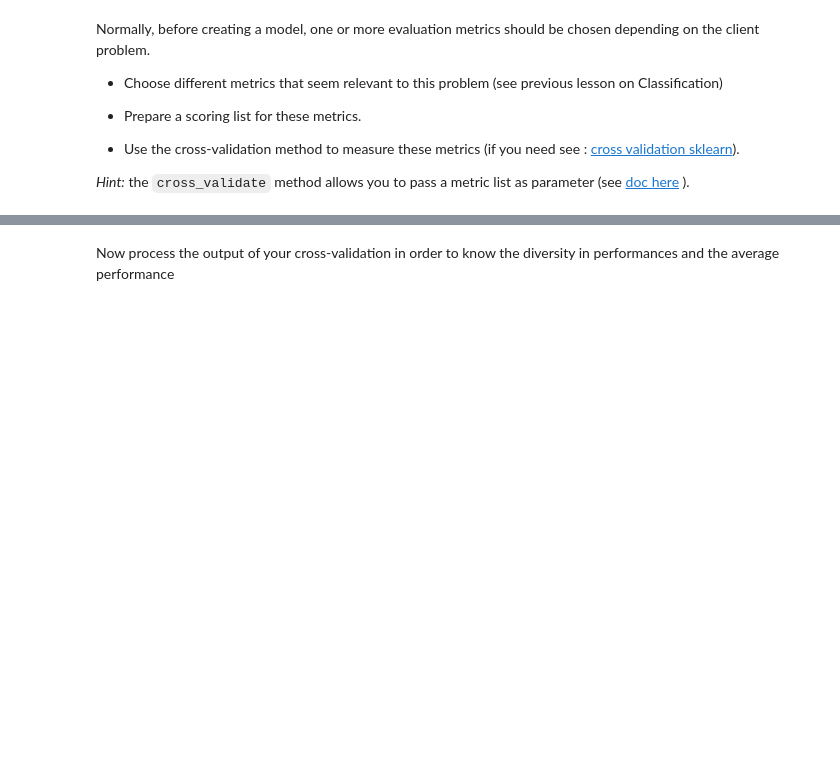
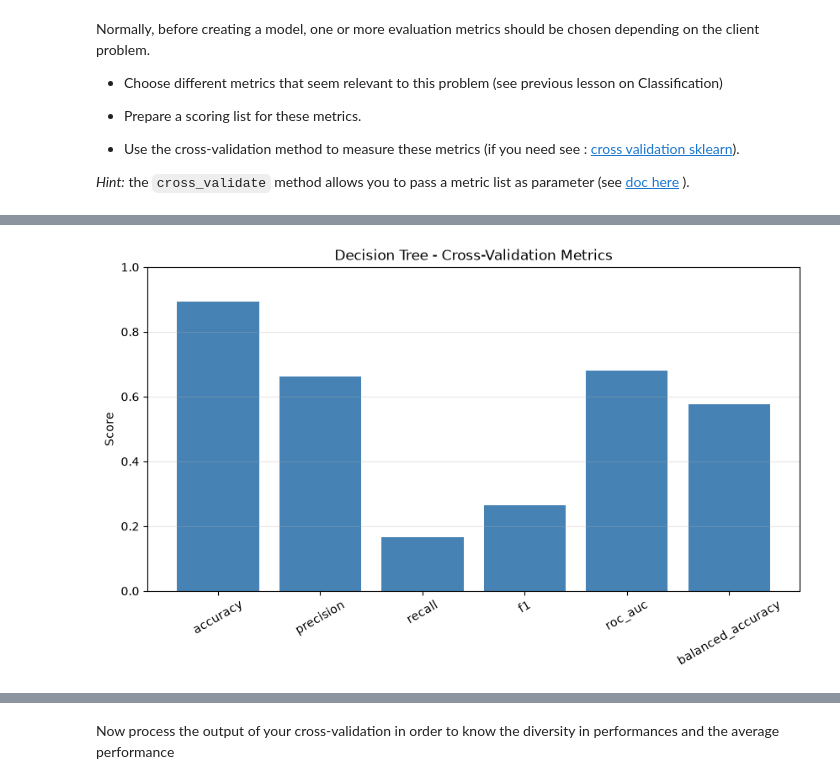
Before and after one commit to Robert-dataAI/ML2.2_ensemble_methods_intro, a Jupyter notebook: notebooks/EnsembleLearning_v2.ipynb, the cells around one changed output, grey strips where cells are left out. Drawn from its saved outputs; the diff is of its cells as text; code cells hidden in the pictures; blank space fills up the shorter version.

```diff
--- a/notebooks/EnsembleLearning_v2.ipynb
+++ b/notebooks/EnsembleLearning_v2.ipynb
@@ -789,0 +992,84 @@ Normally, before creating a model, one or more evaluation metrics should be chos
+# %%
+"""
+Seleccionar las métricas de evaluación
+    Para nuestro problema, recomiendo utilizar seis métricas:
+    Métrica	            ¿Qué mide?	                                                        ¿Por qué la utilizamos?
+    Accuracy	        Porcentaje de predicciones correctas.	                            Nos da una visión general del rendimiento.
+    Precision	        De los positivos predichos, cuántos son realmente positivos.	    Evita identificar incorrectamente clientes como potenciales compradores.
+    Recall	            De los positivos reales, cuántos consigue identificar el modelo.	Nos interesa no perder clientes que podrían contratar el producto.
+    F1-score	        Equilibrio entre Precision y Recall.	                            Es especialmente útil con clases desequilibradas.
+    ROC AUC	            Capacidad del modelo para distinguir entre las dos clases.	        Evalúa la capacidad de discriminación del modelo.
+    Balanced Accuracy	Media del recall de ambas clases.	                                Evita que la clase mayoritaria domine la evaluación.
+
+En nuestro caso, estamos trabajando con un dataset bancario donde queremos predecir si un cliente contratará un producto (yes o no).
+Por tanto, considero especialmente importantes Recall, Precision y F1-score, además de ROC AUC y Balanced Accuracy.
+"""
+
+# Test if the target is balanced
+from sklearn.model_selection import cross_validate
+
+# Define the evaluation metrics
+metrics = [
+    'accuracy',
+    'precision',
+    'recall',
+    'f1',
+    'roc_auc',
+    'balanced_accuracy'
+]
+
+## Aplicar Cross-Validation
+# Evaluate the Decision Tree using Cross-Validation
+cv_results = cross_validate(
+    tree_pipeline,
+    X,
+    y,
+    cv=cv,
+    scoring=metrics,
+    return_train_score=True
+)
+
+"""
+        tree_pipeline: nuestro modelo de árbol de decisión.
+        X e y: nuestros datos.
+        cv=cv: utilizamos las cinco particiones estratificadas.
+        scoring=scoring: calculamos las seis métricas.
+        return_train_score=True: también obtenemos las métricas sobre los datos de entrenamiento.
+    Una ventaja importante es que cross_validate() vuelve a entrenar el pipeline en cada partición. Así,
+    el preprocesamiento se ajusta dentro de cada conjunto de entrenamiento.
+"""
+
+## Visualizacion de los resultados
+# Create a DataFrame with Cross-Validation results
+results_df = pd.DataFrame({
+    'Metric': metrics,
+    'Mean Test Score': [
+        cv_results[f'test_{metric}'].mean()
+        for metric in metrics
+    ],
+    'Standard Deviation': [
+        cv_results[f'test_{metric}'].std()
+        for metric in metrics
+    ]
+})
+
+print(results_df)
+
+
+# Visualize evaluation metrics
+plt.figure(figsize=(10, 5))
+
+plt.bar(
+    results_df['Metric'],
+    results_df['Mean Test Score'],
+    color='steelblue'
+)
+
+plt.ylim(0, 1)
+plt.ylabel('Score')
+plt.title('Decision Tree - Cross-Validation Metrics')
+plt.xticks(rotation=30)
+plt.grid(axis='y', alpha=0.3)
+
+plt.show()
+# %% [output]
@@ -789,0 +1083 @@ Normally, before creating a model, one or more evaluation metrics should be chos
+[figure, added]
```
Also changed, not shown: parts of 36 cells of this notebook.
